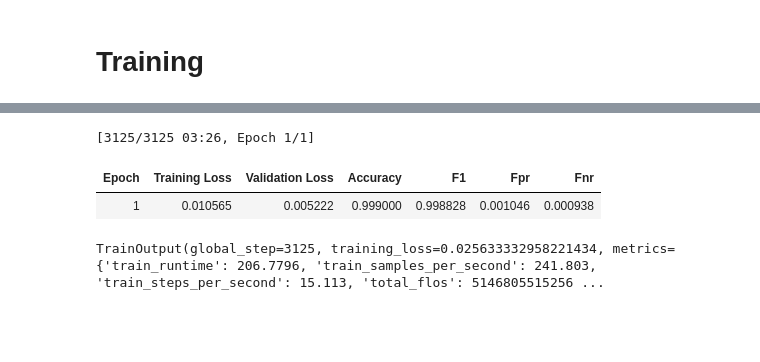
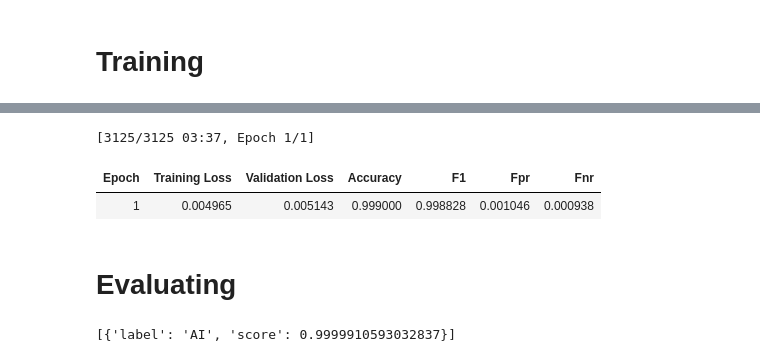
Before and after one commit to lucykappai/margnap, a Jupyter notebook: notebook.ipynb, the cells around one changed output, grey strips where cells are left out. Drawn from its saved outputs; the diff is of its cells as text; code cells hidden in the pictures; blank space fills up the shorter version.

```diff
--- a/notebook.ipynb
+++ b/notebook.ipynb
@@ -290,34 +300,44 @@ Notes:
 - MISSING:      those params were newly initialized because missing from the checkpoint. Consider training on your downstream task.
 # %%
 training_args = TrainingArguments(
-    output_dir="my_awesome_model",
+    output_dir="my_awesome_classifier",
     learning_rate=2e-5,
     per_device_train_batch_size=16, # can push higher w/ GPU vs mba's cpu
     per_device_eval_batch_size=16,
     num_train_epochs=1,
     weight_decay=0.01,
     eval_strategy="epoch",
     save_strategy="epoch",
     load_best_model_at_end=True,
     push_to_hub=False,
     fp16=True, # use GPU
 )
 
 trainer = Trainer(
     model=model,
     args=training_args,
     #train_dataset=tokenized_dataset["train"],
     train_dataset=tokenized_dataset["train"].shuffle(seed=42).select(range(50000)),
     #eval_dataset=tokenized_dataset["test"],
     eval_dataset=tokenized_dataset["test"].shuffle(seed=42).select(range(5000)),
     processing_class=tokenizer,
     data_collator=data_collator,
     compute_metrics=compute_metrics,
 )
 
 trainer.train()
+trainer.save_model("my_awesome_classifier")
 # %% [output]
-[3125/3125 03:26, Epoch 1/1]
+[3125/3125 03:37, Epoch 1/1]
 | Epoch | Training Loss | Validation Loss | Accuracy | F1 | Fpr | Fnr |
-| 1 | 0.010565 | 0.005222 | 0.999000 | 0.998828 | 0.001046 | 0.000938 |
+| 1 | 0.004965 | 0.005143 | 0.999000 | 0.998828 | 0.001046 | 0.000938 |
-TrainOutput(global_step=3125, training_loss=0.025633332958221434, metrics={'train_runtime': 206.7796, 'train_samples_per_second': 241.803, 'train_steps_per_second': 15.113, 'total_flos': 5146805515256 ...
+# %% [markdown]
+# Evaluating
+# %%
+from transformers import pipeline
+
+text = "This is an example of text I have just written."
+classifier = pipeline("sentiment-analysis", model="my_awesome_classifier")
+classifier(text)
+# %% [output]
+[{'label': 'AI', 'score': 0.9999910593032837}]
```
Also changed, not shown: parts of 51 cells of this notebook, 1 other file.
